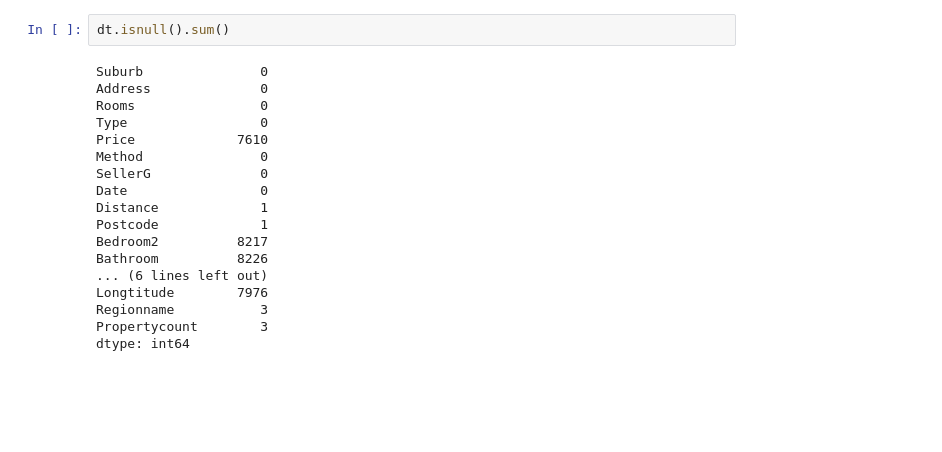
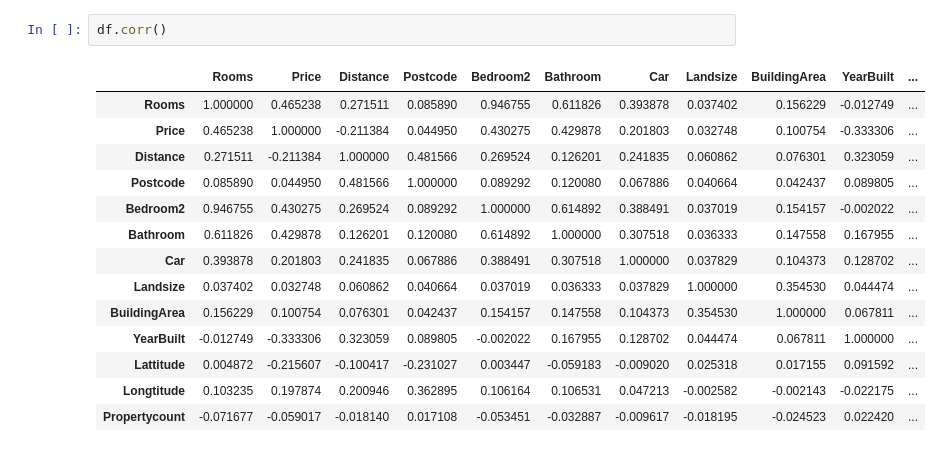
Before and after one commit to hungtrieu07/MelbourneHousePrice, a Jupyter notebook: Untitled.ipynb, the cells around one changed output. Cells and saved outputs as stored; diff of their text form; blank space fills up the shorter version.

```diff
--- a/Untitled.ipynb
+++ b/Untitled.ipynb
@@ -75,21 +82,18 @@ dt.describe()
 # %%
-dt.isnull().sum()
+df.corr()
 # %% [output]
-Suburb               0
-Address              0
-Rooms                0
-Type                 0
-Price             7610
-Method               0
-SellerG              0
-Date                 0
-Distance             1
-Postcode             1
-Bedroom2          8217
-Bathroom          8226
-... (6 lines left out)
-Longtitude        7976
-Regionname           3
-Propertycount        3
-dtype: int64
+|  | Rooms | Price | Distance | Postcode | Bedroom2 | Bathroom | Car | Landsize | BuildingArea | YearBuilt | ... |
+| Rooms | 1.000000 | 0.465238 | 0.271511 | 0.085890 | 0.946755 | 0.611826 | 0.393878 | 0.037402 | 0.156229 | -0.012749 | ... |
+| Price | 0.465238 | 1.000000 | -0.211384 | 0.044950 | 0.430275 | 0.429878 | 0.201803 | 0.032748 | 0.100754 | -0.333306 | ... |
+| Distance | 0.271511 | -0.211384 | 1.000000 | 0.481566 | 0.269524 | 0.126201 | 0.241835 | 0.060862 | 0.076301 | 0.323059 | ... |
+| Postcode | 0.085890 | 0.044950 | 0.481566 | 1.000000 | 0.089292 | 0.120080 | 0.067886 | 0.040664 | 0.042437 | 0.089805 | ... |
+| Bedroom2 | 0.946755 | 0.430275 | 0.269524 | 0.089292 | 1.000000 | 0.614892 | 0.388491 | 0.037019 | 0.154157 | -0.002022 | ... |
+| Bathroom | 0.611826 | 0.429878 | 0.126201 | 0.120080 | 0.614892 | 1.000000 | 0.307518 | 0.036333 | 0.147558 | 0.167955 | ... |
+| Car | 0.393878 | 0.201803 | 0.241835 | 0.067886 | 0.388491 | 0.307518 | 1.000000 | 0.037829 | 0.104373 | 0.128702 | ... |
+| Landsize | 0.037402 | 0.032748 | 0.060862 | 0.040664 | 0.037019 | 0.036333 | 0.037829 | 1.000000 | 0.354530 | 0.044474 | ... |
+| BuildingArea | 0.156229 | 0.100754 | 0.076301 | 0.042437 | 0.154157 | 0.147558 | 0.104373 | 0.354530 | 1.000000 | 0.067811 | ... |
+| YearBuilt | -0.012749 | -0.333306 | 0.323059 | 0.089805 | -0.002022 | 0.167955 | 0.128702 | 0.044474 | 0.067811 | 1.000000 | ... |
+| Lattitude | 0.004872 | -0.215607 | -0.100417 | -0.231027 | 0.003447 | -0.059183 | -0.009020 | 0.025318 | 0.017155 | 0.091592 | ... |
+| Longtitude | 0.103235 | 0.197874 | 0.200946 | 0.362895 | 0.106164 | 0.106531 | 0.047213 | -0.002582 | -0.002143 | -0.022175 | ... |
+| Propertycount | -0.071677 | -0.059017 | -0.018140 | 0.017108 | -0.053451 | -0.032887 | -0.009617 | -0.018195 | -0.024523 | 0.022420 | ... |
 # %%
```
Also changed, not shown: parts of 15 cells of this notebook.
